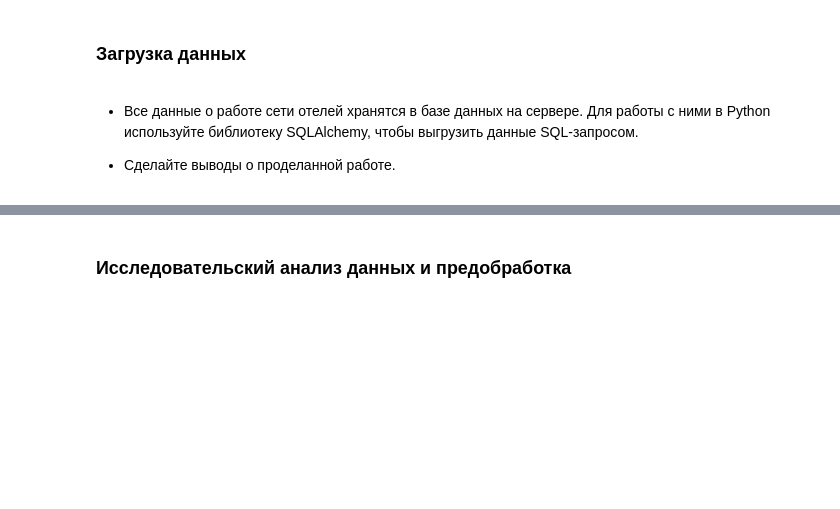
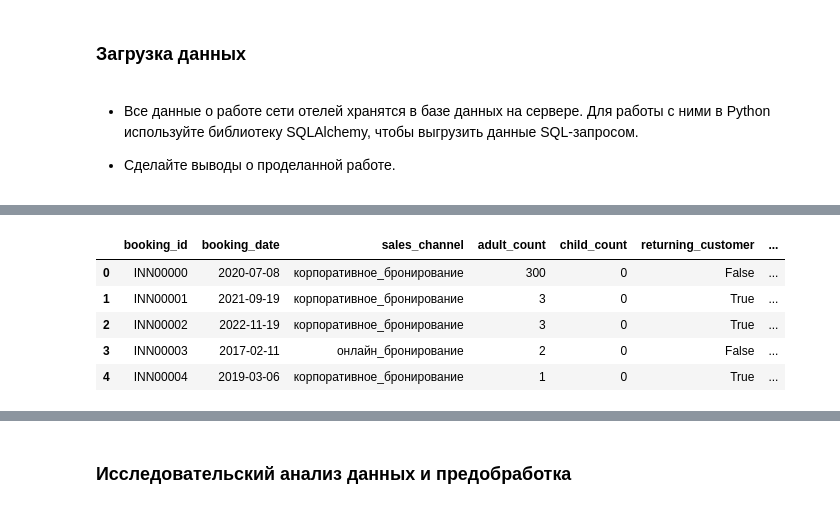
Before and after one commit to TemaQDX/project_module_04_urbanstay, a Jupyter notebook: project_module_04_urbanstay_Artem_Burov.ipynb, the cells around one changed output, grey strips where cells are left out. Saved outputs shown, nothing was run; the diff lists cells and outputs as text; code cells hidden in the pictures; blank space fills up the shorter version.

Commit message:
data load

```diff
--- a/project_module_04_urbanstay_Artem_Burov.ipynb
+++ b/project_module_04_urbanstay_Artem_Burov.ipynb
@@ -190,0 +424,35 @@ UrbanStay нужен инструмент, который заранее выя
+# %%
+# Задаем параметры и создаем подключение
+
+db_config = {'user': 'praktikum_student', # имя пользователя
+             'pwd': 'Sdf4$2;d-d30pp', # пароль
+             'host': 'rc1b-wcoijxj3yxfsf3fs.mdb.yandexcloud.net',
+             'port': 6432, # порт подключения
+             'db': 'data-scientist-hotels' # название базы данных
+            }
+
+connection_string = 'postgresql://{}:{}@{}:{}/{}'.format(
+    db_config['user'],
+    db_config['pwd'],
+    db_config['host'],
+    db_config['port'],
+    db_config['db'],
+)
+
+engine = create_engine(connection_string)
+# %%
+%%time
+# Выгружаем данные из БД
+
+query_hotel_bookings = '''
+SELECT * FROM public.hotel_bookings
+'''
+
+query_hotel_reviews = '''
+SELECT * FROM public.hotel_reviews
+'''
+
+df_hotel_bookings = optimize_dataframe(pd.read_sql_query(query_hotel_bookings, con=engine))
+df_hotel_reviews = optimize_dataframe(pd.read_sql_query(query_hotel_reviews, con=engine))
+
+print("Данные из БД Postgres загружены и оптимизированы")
@@ -190,0 +484,10 @@ UrbanStay нужен инструмент, который заранее выя
+# %%
+# Выведем первые строки для знакомства с данными hotel_bookings
+df_hotel_bookings.head()
+# %% [output]
+|  | booking_id | booking_date | sales_channel | adult_count | child_count | returning_customer | ... |
+| 0 | INN00000 | 2020-07-08 | корпоративное_бронирование | 300 | 0 | False | ... |
+| 1 | INN00001 | 2021-09-19 | корпоративное_бронирование | 3 | 0 | True | ... |
+| 2 | INN00002 | 2022-11-19 | корпоративное_бронирование | 3 | 0 | True | ... |
+| 3 | INN00003 | 2017-02-11 | онлайн_бронирование | 2 | 0 | False | ... |
+| 4 | INN00004 | 2019-03-06 | корпоративное_бронирование | 1 | 0 | True | ... |
```
Also changed, not shown: parts of 10 cells of this notebook.
